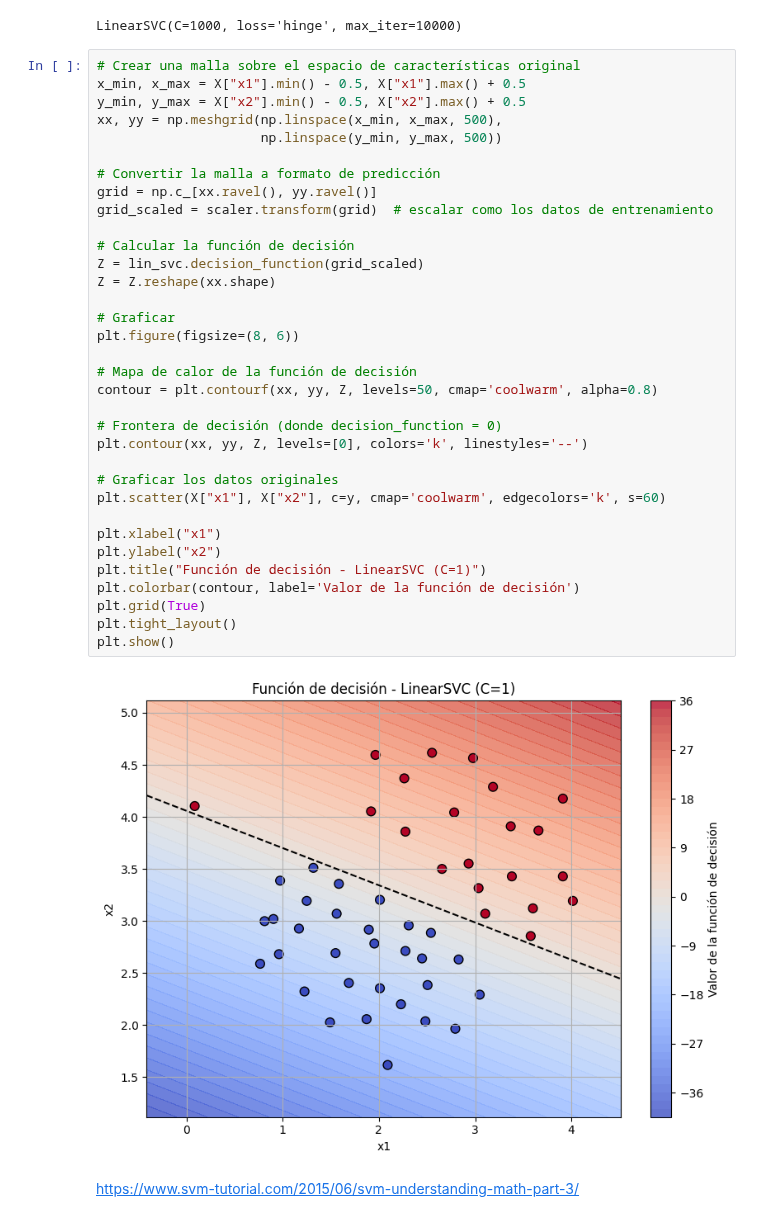
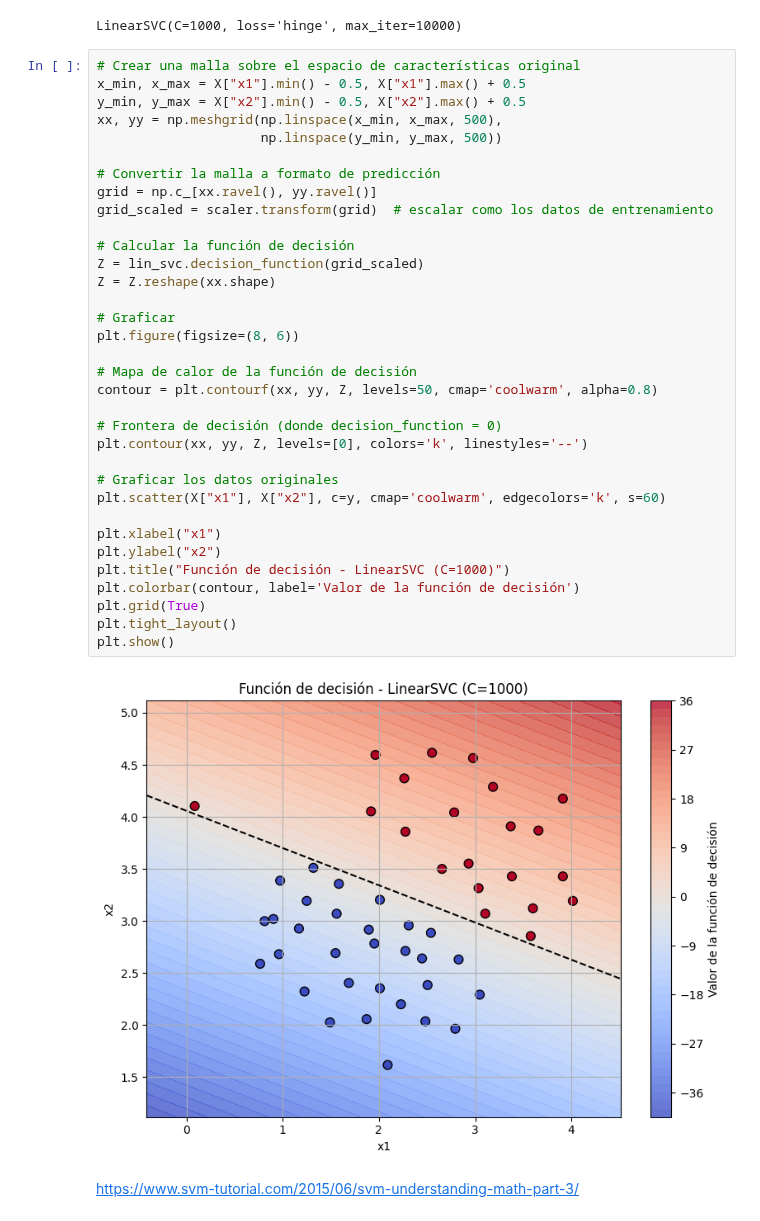
Before and after one commit to InigoLopez1999/2503_dsft_thebridge_inigolopez, a Jupyter notebook: 3-Machine_Learning/1-Supervisado/3-RegorClass/8-SVM/ejercicios/Ejercicios_SVM.ipynb, the cells around one changed output. Cells and saved outputs as stored; diff of their text form.

```diff
--- a/3-Machine_Learning/1-Supervisado/3-RegorClass/8-SVM/ejercicios/Ejercicios_SVM.ipynb
+++ b/3-Machine_Learning/1-Supervisado/3-RegorClass/8-SVM/ejercicios/Ejercicios_SVM.ipynb
@@ -296,35 +296,35 @@ y_min, y_max = X["x2"].min() - 0.5, X["x2"].max() + 0.5
 xx, yy = np.meshgrid(np.linspace(x_min, x_max, 500),
                      np.linspace(y_min, y_max, 500))
 
 # Convertir la malla a formato de predicción
 grid = np.c_[xx.ravel(), yy.ravel()]
 grid_scaled = scaler.transform(grid)  # escalar como los datos de entrenamiento
 
 # Calcular la función de decisión
 Z = lin_svc.decision_function(grid_scaled)
 Z = Z.reshape(xx.shape)
 
 # Graficar
 plt.figure(figsize=(8, 6))
 
 # Mapa de calor de la función de decisión
 contour = plt.contourf(xx, yy, Z, levels=50, cmap='coolwarm', alpha=0.8)
 
 # Frontera de decisión (donde decision_function = 0)
 plt.contour(xx, yy, Z, levels=[0], colors='k', linestyles='--')
 
 # Graficar los datos originales
 plt.scatter(X["x1"], X["x2"], c=y, cmap='coolwarm', edgecolors='k', s=60)
 
 plt.xlabel("x1")
 plt.ylabel("x2")
-plt.title("Función de decisión - LinearSVC (C=1)")
+plt.title("Función de decisión - LinearSVC (C=1000)")
 plt.colorbar(contour, label='Valor de la función de decisión')
 plt.grid(True)
 plt.tight_layout()
 plt.show()
 # %% [output]
-[figure, old version]
+[figure, new version]
 # %% [markdown]
 https://www.svm-tutorial.com/2015/06/svm-understanding-math-part-3/
 # %% [markdown]
```
